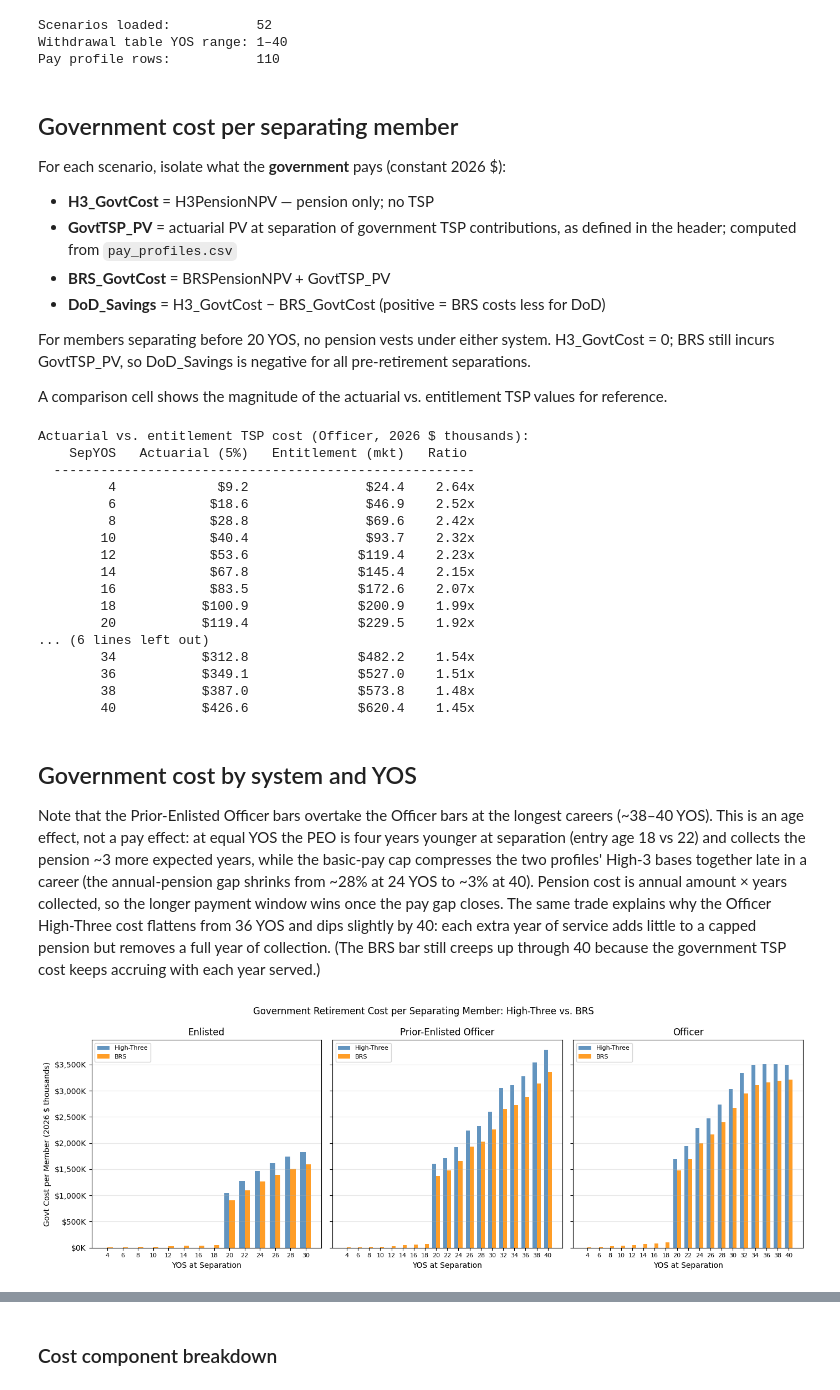
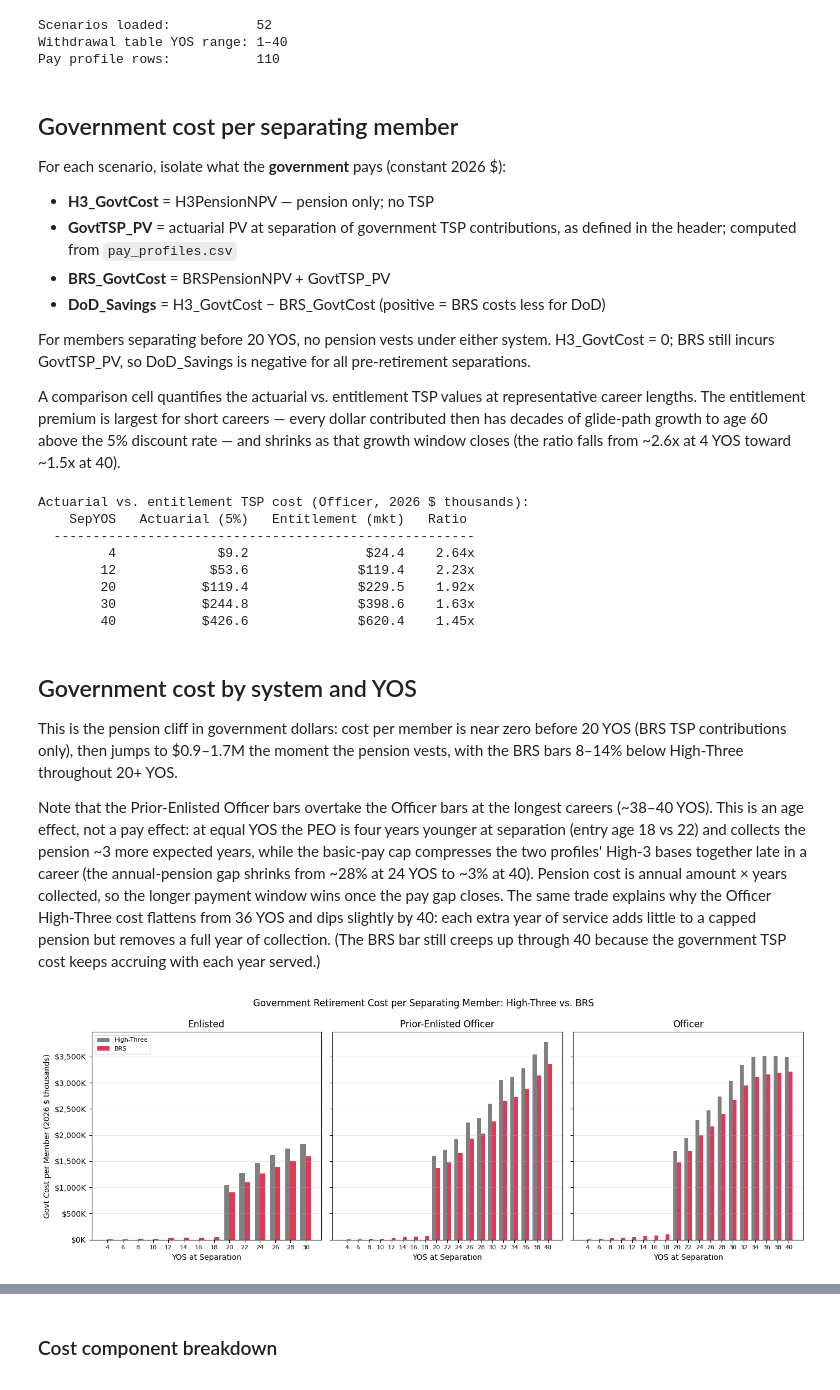
Before and after one commit to sgelety/military-retirement-monte-carlo, a Jupyter notebook: notebooks/04_government_fiscal.ipynb, the cells around one changed output, grey strips where cells are left out. Cells and saved outputs as stored; diff of their text form; code cells hidden in the pictures.

```diff
--- a/notebooks/04_government_fiscal.ipynb
+++ b/notebooks/04_government_fiscal.ipynb
@@ -102,8 +104,13 @@ For members separating before 20 YOS, no pension vests under
 either system. H3_GovtCost = 0; BRS still incurs GovtTSP_PV,
 so DoD_Savings is negative for all pre-retirement separations.
 
-A comparison cell shows the magnitude of the actuarial vs.
-entitlement TSP values for reference.
+A comparison cell quantifies the actuarial vs. entitlement
+TSP values at representative career lengths. The entitlement
+premium is largest for short careers — every dollar
+contributed then has decades of glide-path growth to age 60
+above the 5% discount rate — and shrinks as that growth
+window closes (the ratio falls from ~2.6x at 4 YOS toward
+~1.5x at 40).
 # %%
 from tsp_calcs import brs_govt_rate  # noqa: E402
 
@@ -153,8 +160,10 @@ print(
     f" {'Entitlement (mkt)':>19} {'Ratio':>7}"
 )
 print("  " + "-" * 54)
+show_yos = [4, 12, 20, 30, 40]
 for _, row in fiscal[
-    fiscal["Profile"] == "Officer"
+    (fiscal["Profile"] == "Officer")
+    & fiscal["SepYOS"].isin(show_yos)
 ].iterrows():
     act = row["GovtTSP_PV"] / 1000
     ent = (
@@ -172,21 +181,17 @@ Actuarial vs. entitlement TSP cost (Officer, 2026 $ thousands):
     SepYOS   Actuarial (5%)   Entitlement (mkt)   Ratio
   ------------------------------------------------------
          4             $9.2               $24.4    2.64x
-         6            $18.6               $46.9    2.52x
-         8            $28.8               $69.6    2.42x
-        10            $40.4               $93.7    2.32x
         12            $53.6              $119.4    2.23x
-        14            $67.8              $145.4    2.15x
-        16            $83.5              $172.6    2.07x
-        18           $100.9              $200.9    1.99x
         20           $119.4              $229.5    1.92x
-... (6 lines left out)
-        34           $312.8              $482.2    1.54x
-        36           $349.1              $527.0    1.51x
-        38           $387.0              $573.8    1.48x
+        30           $244.8              $398.6    1.63x
         40           $426.6              $620.4    1.45x
 # %% [markdown]
 ## Government cost by system and YOS
+
+This is the pension cliff in government dollars: cost per
+member is near zero before 20 YOS (BRS TSP contributions
+only), then jumps to \$0.9–1.7M the moment the pension vests,
+with the BRS bars 8–14% below High-Three throughout 20+ YOS.
 
 Note that the Prior-Enlisted Officer bars overtake the Officer
 bars at the longest careers (~38–40 YOS). This is an age effect,
@@ -225,41 +230,41 @@ for ax, (profile, label) in zip(
         sub["H3_GovtCost"] / 1000,
         width=bar_w,
         label="High-Three",
-        color="steelblue",
+        color="dimgray",
         alpha=0.85,
     )
     ax.bar(
         x + bar_w / 2,
         sub["BRS_GovtCost"] / 1000,
         width=bar_w,
         label="BRS",
-        color="darkorange",
+        color="crimson",
         alpha=0.85,
     )
     ax.set_xticks(x)
     ax.set_xticklabels(
         sub["SepYOS"].astype(str), fontsize=8
     )
     ax.set_xlabel("YOS at Separation")
     ax.set_title(label)
     ax.yaxis.set_major_formatter(
         mticker.FuncFormatter(
             lambda v, _: f"${v:,.0f}K"
         )
     )
-    ax.legend(fontsize=8, loc="upper left")
     ax.grid(axis="y", alpha=0.3)
 
+axes[0].legend(fontsize=8, loc="upper left")
 axes[0].set_ylabel(
     "Govt Cost per Member (2026 $ thousands)"
 )
 fig.suptitle(
     "Government Retirement Cost per Separating Member"
     ": High-Three vs. BRS",
     fontsize=12,
 )
 plt.tight_layout()
 plt.show()
 # %% [output]
-[figure, old version]
+[figure, new version]
 # %% [markdown]
```
Also changed, not shown: parts of 27 cells of this notebook.
